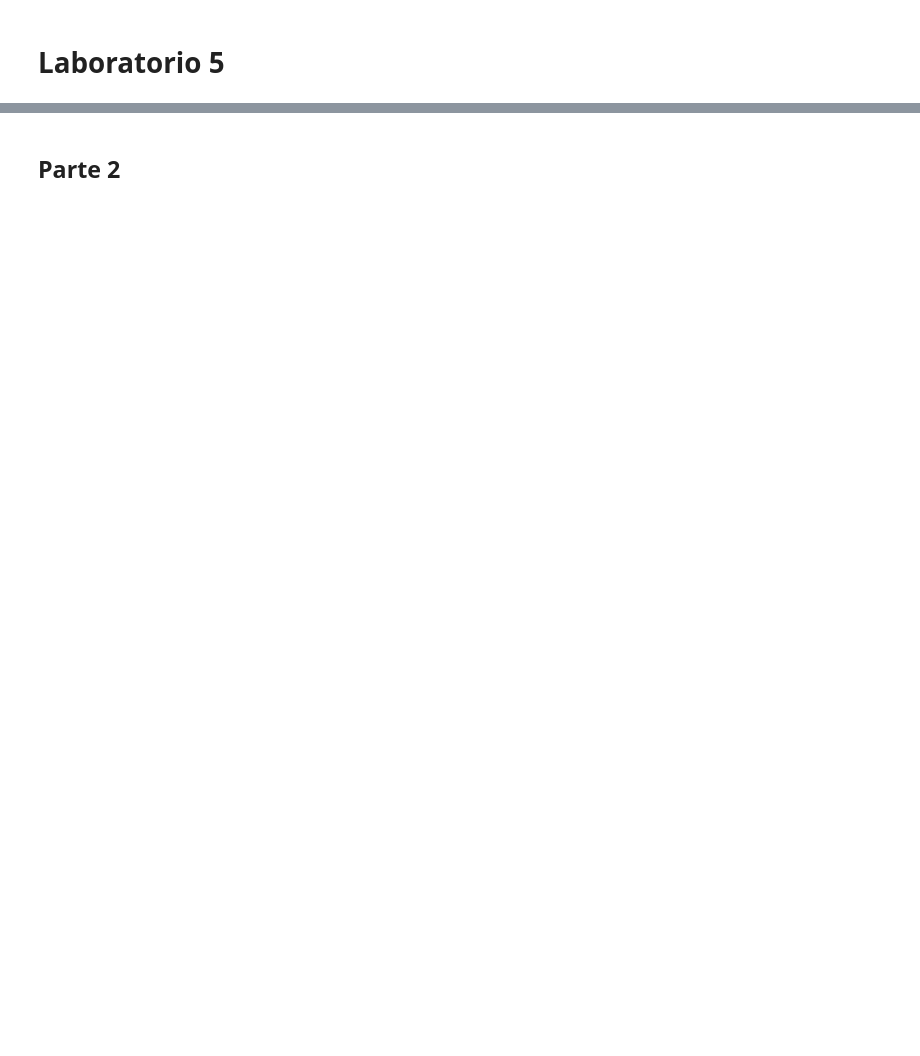
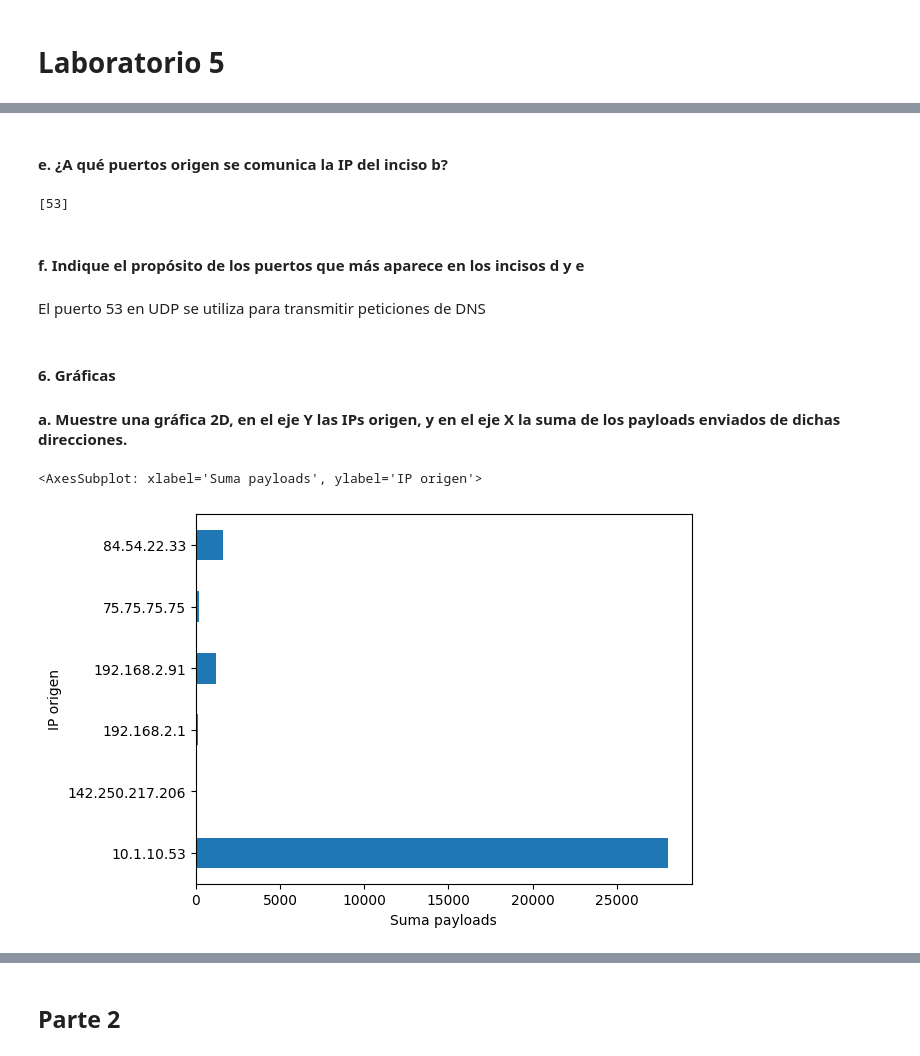
Before and after one commit to sebas411/Lab5-Security-Data-Science, a Jupyter notebook: lab5.ipynb, the cells around one changed output, grey strips where cells are left out. Drawn from its saved outputs; the diff is of its cells as text; code cells hidden in the pictures; blank space fills up the shorter version.

```diff
--- a/lab5.ipynb
+++ b/lab5.ipynb
@@ -7,0 +12,4 @@ from sklearn.decomposition import PCA
+# %%
+ipsniff = sniff(count=10)
+print("Length =", len(ipsniff))
+ipsniff.summary()
@@ -7,0 +30,4 @@ from sklearn.decomposition import PCA
+# %%
+packets_pcap = rdpcap("analisis_paquetes.pcap")
+print("Length =", len(packets_pcap))
+packets_pcap
@@ -7,0 +37,4 @@ from sklearn.decomposition import PCA
+# %%
+packets = ipsniff + packets_pcap
+print("Length =", len(packets))
+packets
@@ -7,0 +166,18 @@ from sklearn.decomposition import PCA
+# %% [markdown]
+#### e. ¿A qué puertos origen se comunica la IP del inciso b?
+# %%
+list(df[df['dst'] == "10.1.10.53"]['sport'].unique())
+# %% [output]
+[53]
+# %% [markdown]
+#### f. Indique el propósito de los puertos que más aparece en los incisos d y e
+# %% [markdown]
+El puerto 53 en UDP se utiliza para transmitir peticiones de DNS
+# %% [markdown]
+#### 6. Gráficas
+#### a. Muestre una gráfica 2D, en el eje Y las IPs origen, y en el eje X la suma de los payloads enviados de dichas direcciones.
+# %%
+df.groupby('src')["payload"].sum().plot.barh(ylabel="IP origen", xlabel="Suma payloads")
+# %% [output]
+<AxesSubplot: xlabel='Suma payloads', ylabel='IP origen'>
+[figure, added]
```
Also changed, not shown: parts of 44 cells of this notebook, 1 other file.
